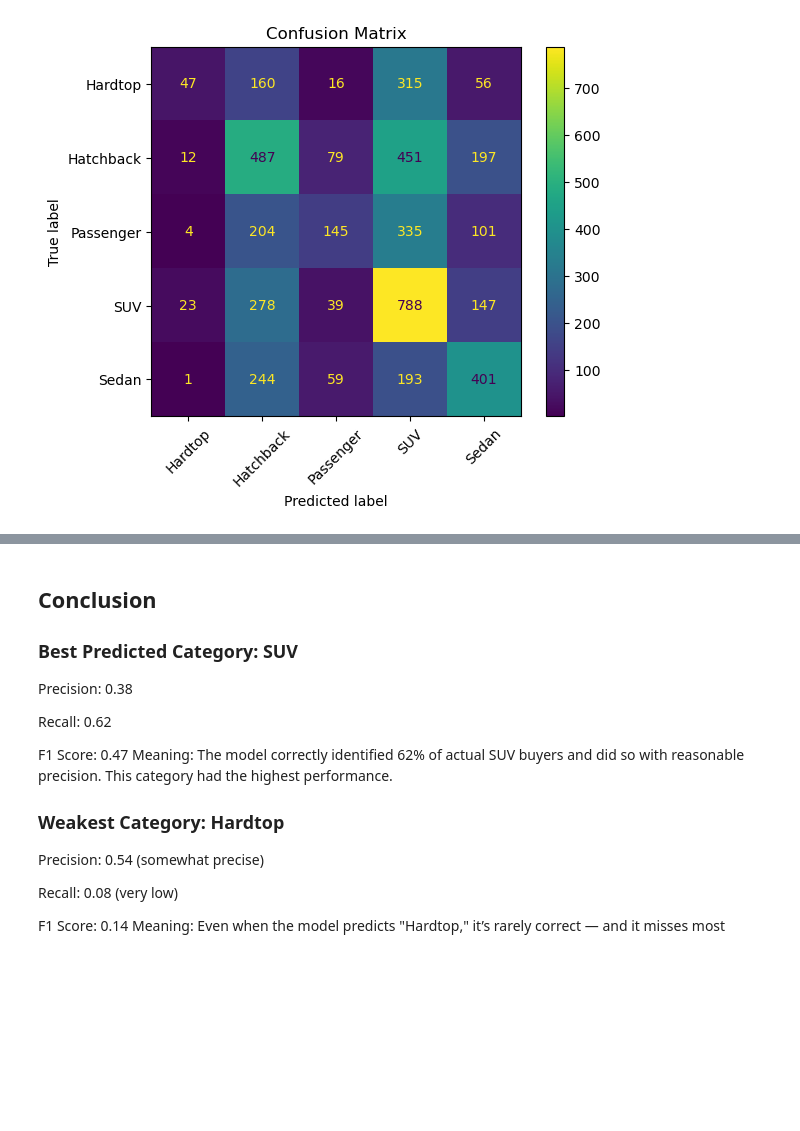
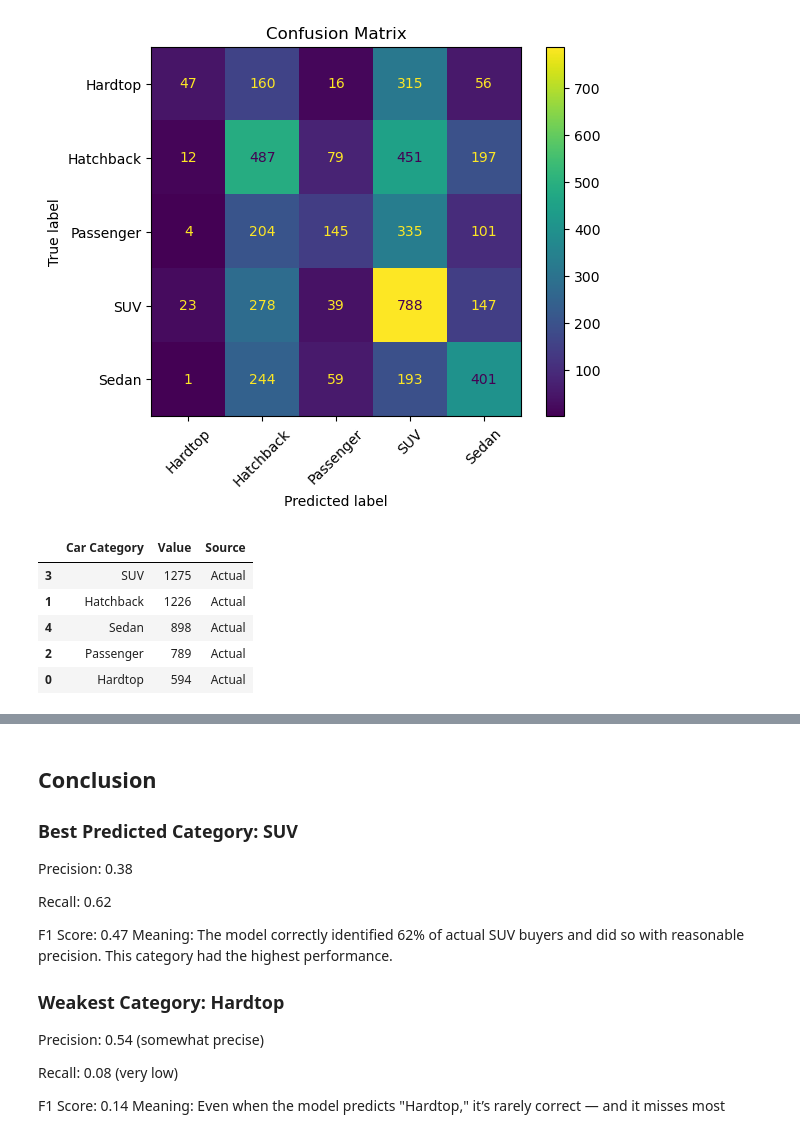
Before and after one commit to syn-namon/Car-Sales-Trend_DS7, a Jupyter notebook: models/Car_Sales_Classification_LinearModel_V1.ipynb, the cells around one changed output, grey strips where cells are left out. Cells and saved outputs as stored; diff of their text form; code cells hidden in the pictures; blank space fills up the shorter version.

```diff
--- a/models/Car_Sales_Classification_LinearModel_V1.ipynb
+++ b/models/Car_Sales_Classification_LinearModel_V1.ipynb
@@ -103,3 +103,22 @@ plt.show()
    macro avg       0.43      0.34      0.34      4782
 weighted avg       0.41      0.39      0.36      4782
 [figure]
+# %%
+car_categories = model.classes_
+
+# getting data for actual trend
+actual_values = cm.sum(axis=1)
+
+# getting data for the predicted trend
+predicted_values = cm.sum(axis=0)
+
+car_sales_actual = pd.DataFrame({'Car Category': car_categories, 'Value': actual_values, 'Source': 'Actual'})
+car_sales_actual = car_sales_actual.sort_values('Value', ascending=False)
+car_sales_actual
+# %% [output]
+|  | Car Category | Value | Source |
+| 3 | SUV | 1275 | Actual |
+| 1 | Hatchback | 1226 | Actual |
+| 4 | Sedan | 898 | Actual |
+| 2 | Passenger | 789 | Actual |
+| 0 | Hardtop | 594 | Actual |
```
Also changed, not shown: parts of 4 cells of this notebook, 4 other files.
